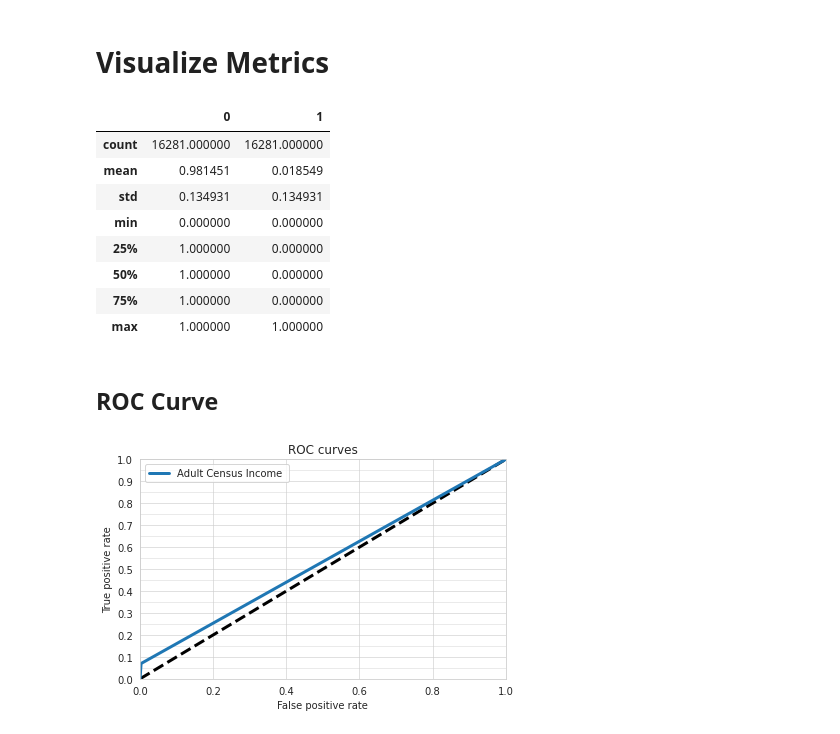
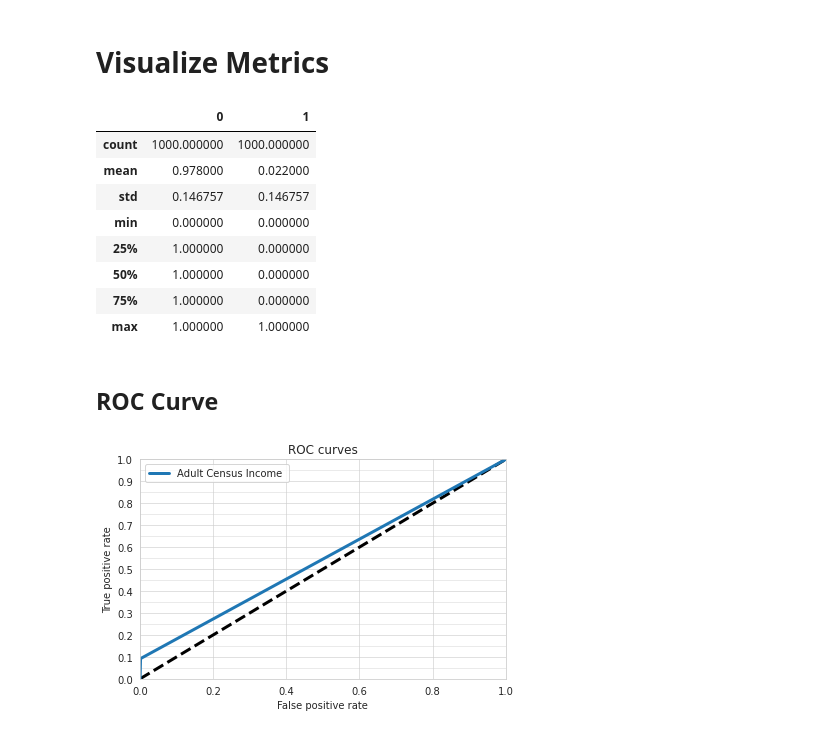
Before and after one commit to ludwig-ai/ludwig-docs, a Jupyter notebook: docs/examples/adult_census_income_colab_notebooks/Adult_Census_Income_Classification_with_Ludwig_API.ipynb, the cells around one changed output. Saved outputs shown, nothing was run; the diff lists cells and outputs as text; code cells hidden in the pictures.

```diff
--- a/docs/examples/adult_census_income_colab_notebooks/Adult_Census_Income_Classification_with_Ludwig_API.ipynb
+++ b/docs/examples/adult_census_income_colab_notebooks/Adult_Census_Income_Classification_with_Ludwig_API.ipynb
@@ -116,6 +118,7 @@ config = {'combiner': {'dropout': 0.2,
                       'num_fc_layers': 4,
                       'output_size': 32,
                       'preprocessing': {'fallback_true_label': ' >50K'},
+                      'loss': {'type': 'binary_weighted_cross_entropy'},
                       'type': 'binary'}],
  'preprocessing': {'number': {'missing_value_strategy': 'fill_with_mean',
                               'normalization': 'zscore'}},
@@ -127,7 +132,8 @@ model = LudwigModel(config=config, logging_level=logging.INFO)
 # Train the model
 # %%
 # Trains the model. This cell might take a few minutes.
-train_stats, preprocessed_data, output_directory = model.train(dataset=train_df)
+train_stats, preprocessed_data, output_directory = model.train(training_set=train_df,
+                                                               test_set=test_df)
 # %% [output]
 ╒════════════════════════╕
 │ EXPERIMENT DESCRIPTION │
@@ -154,7 +157,11 @@ train_stats, preprocessed_data, output_directory = model.train(dataset=train_df)
+# %%
+# Extract subset of test data for evaluation due to limitations in amount of data displayable in colab notebook.
+np.random.seed(13)
+eval_df = test_df.sample(n=1000)
 # %%
 # Generates predictions and performance statistics for the test set.
 test_stats, predictions, output_directory = model.evaluate(
-  test_df,
+  eval_df,
   collect_predictions=True,
   collect_overall_stats=True,
   return_type='dict'
@@ -222,9 +193,9 @@ import matplotlib.pyplot as plt
 pd.DataFrame(predictions['income']['probabilities']).describe()
 # %% [output]
 |  | 0 | 1 |
-| count | 16281.000000 | 16281.000000 |
-| mean | 0.981451 | 0.018549 |
-| std | 0.134931 | 0.134931 |
+| count | 1000.000000 | 1000.000000 |
+| mean | 0.978000 | 0.022000 |
+| std | 0.146757 | 0.146757 |
 | min | 0.000000 | 0.000000 |
 | 25% | 1.000000 | 0.000000 |
 | 50% | 1.000000 | 0.000000 |
@@ -235,15 +206,15 @@ pd.DataFrame(predictions['income']['probabilities']).describe()
 # %%
 from ludwig.visualize import roc_curves
 
 roc_curves(
     [predictions['income']['probabilities']],
-    test_df['income'],
+    eval_df['income'],
     preprocessed_data[-1],
     'income',
     '1',
     model_names=["Adult Census Income"],
     output_directory='visualization',
     file_format='png'
 )
 # %% [output]
-[figure, old version]
+[figure, new version]
```
Also changed, not shown: parts of 8 cells of this notebook.
